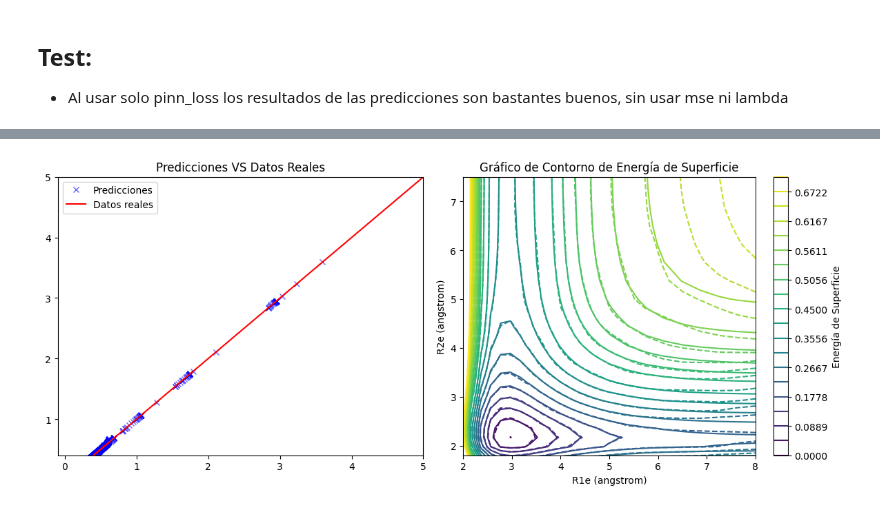
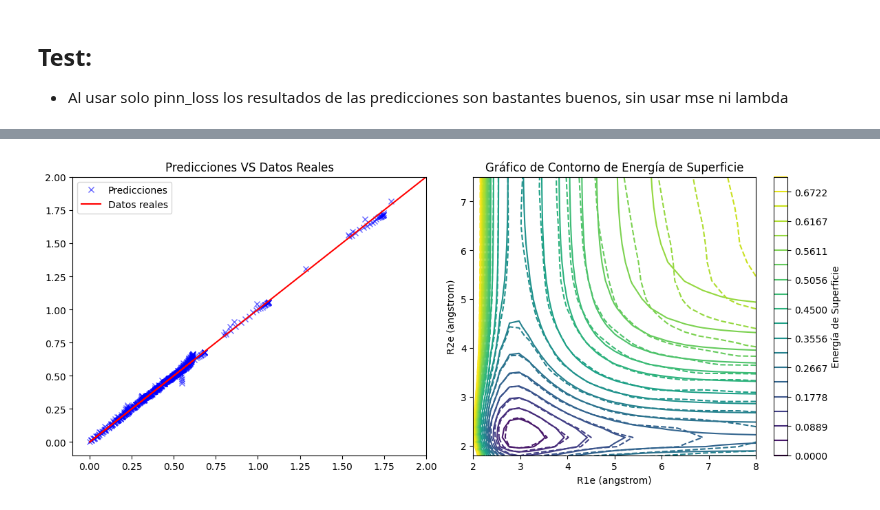
Before and after one commit to AstroDolan/ML-team, a Jupyter notebook: PINN-Thesis/Lambda-Testing/Points/PINN-Testing.ipynb, the cells around one changed output, grey strips where cells are left out. Drawn from its saved outputs; the diff is of its cells as text; code cells hidden in the pictures.

```diff
--- a/PINN-Thesis/Lambda-Testing/Points/PINN-Testing.ipynb
+++ b/PINN-Thesis/Lambda-Testing/Points/PINN-Testing.ipynb
@@ -88,6 +88,8 @@ q2 = np.concatenate((np.linspace(1.6,5.0,19),np.linspace(5.0, 8, 9)))
 R1_eq = 1.5614*ang2au #Amstrong C-S bond; R1e: Equilibrium value of R1
 R2_eq = 1.1562*ang2au #Amstrong C-O bond; R2e: Equilibrium value of R2
 theta_eq = np.pi
+lamd = 0.2
+
 #X = R, Y es energia
 # %%
 R1e_values = np.linspace(2.1, 5, 29)
@@ -141,7 +143,7 @@ for i in range(len(q1)): #En este range cambio la forma de graficar
 print("Las dimensiones de los parametros de los morses son: ",morse_parameters.shape)
 dfMorse
 
-dfaxu = pd.DataFrame(dfMorse.loc[dfMorse.index.repeat(28)].reset_index(drop=True))
+dfaxu = pd.DataFrame(dfMorse.loc[dfMorse.index.repeat(len(q2))].reset_index(drop=True))
 dfFinal = pd.concat([df,dfaxu],axis=1)
 # %% [output]
 Las dimensiones de los parametros de los morses son:  (28, 5)
@@ -179,8 +181,7 @@ def potential_loss(y_true, y_pred):
 
     mse_loss = tf.reduce_mean(tf.square(y_pred - target))
     pinn_loss = tf.reduce_mean(tf.square(y_pred - vfitting))
-
-    numlambda = 0.8
+    numlambda = lamd
     return mse_loss + numlambda * pinn_loss
 # %% [markdown]
 ## Test:
@@ -257,33 +258,33 @@ fig, (ax1, ax2) = plt.subplots(1, 2, figsize=(12,5))  # 1 fila, 2 columnas
 
 # --- Primer gráfico (Predicciones vs Datos reales) ---
 ax1.plot(df['V'], df1['predicted'],'x', label="Predicciones", color='blue', alpha=0.6)
 ax1.plot(df['V'], df['V'], color='red', label='Datos reales')
 ax1.legend()
 ax1.set_title("Predicciones VS Datos Reales")
-ax1.axis([-0.1,5,0.4,5])
+ax1.axis([-0.1,2,-0.1,2])
 
 # --- Segundo gráfico (Contorno Energía de Superficie) ---
-v128 = np.load('TrainPREDS_Lambda0.8_Pts28.npy')
+v128 = np.load('TrainPREDS'+'_Lambda'+str(lamd)+'_Pts'+str(len(q2))+'.npy')
 Ncontours = 20
 R2e, R1e = np.meshgrid(q2, q1)
 energia_superficie = np.vectorize(V)(R1e, R2e, np.pi)
 energia_superficie1 =  v128[1,:].reshape(len(q2),len(q2))
 
 level_min = 0.0
 level_max = 0.7
 levels0 = np.concatenate((np.linspace(level_min,0.4,Ncontours-10), np.linspace(0.45,level_max,10)))
 
 ctreal = ax2.contour(R1e, R2e, energia_superficie, levels0, vmin=level_min, vmax=level_max)
 ctpred = ax2.contour(R1e, R2e, energia_superficie1, levels0, vmin=level_min, vmax=level_max, linestyles='dashed')
 
 fig.colorbar(ctreal, ax=ax2, label='Energía de Superficie')
 
 ax2.set_xlabel('R1e (angstrom)')
 ax2.set_ylabel('R2e (angstrom)')
 ax2.set_title('Gráfico de Contorno de Energía de Superficie')
 ax2.axis([2.0,8.0,1.8,7.5])
 
 plt.tight_layout()
 plt.show()
 # %% [output]
-[figure, old version]
+[figure, new version]
```
Also changed, not shown: parts of 3 cells of this notebook, 37 other files.
